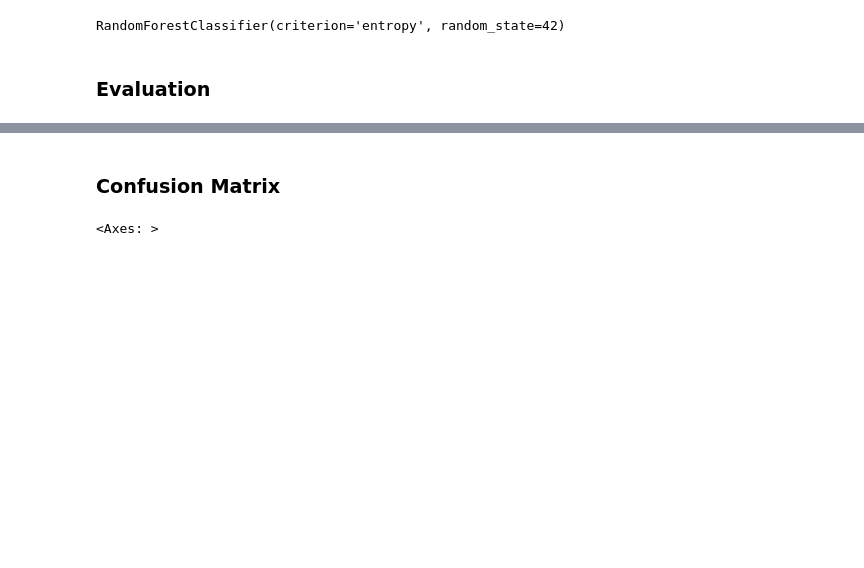
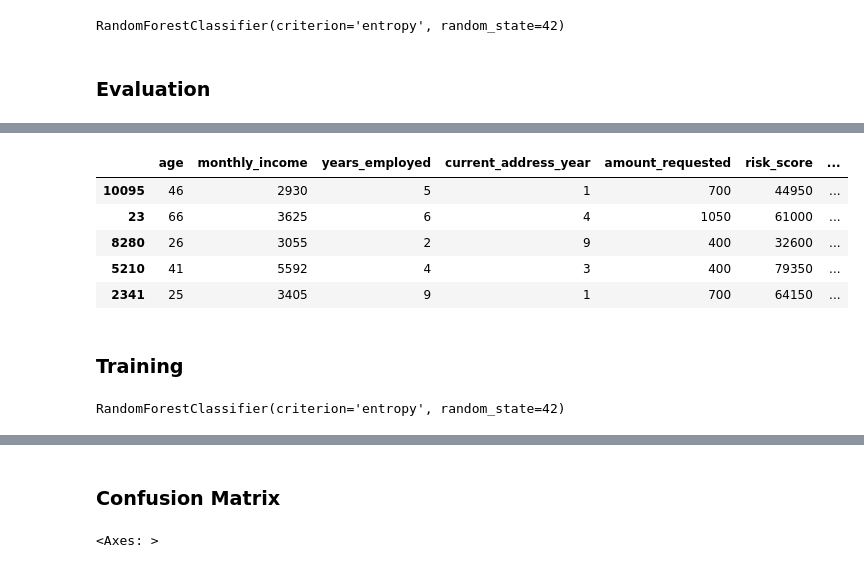
Before and after one commit to c-grigsby/ml-fintech-case-studies, a Jupyter notebook: predicting-loan-signatures/notebooks/predicting-loan-signatures_model.ipynb, the cells around one changed output, grey strips where cells are left out. Drawn from its saved outputs; the diff is of its cells as text; code cells hidden in the pictures; blank space fills up the shorter version.

```diff
--- a/predicting-loan-signatures/notebooks/predicting-loan-signatures_model.ipynb
+++ b/predicting-loan-signatures/notebooks/predicting-loan-signatures_model.ipynb
@@ -250,0 +267,38 @@ df_results
+# %%
+# Index the categorical field 'pay_schedule'
+df_users_financial['pay_schedule_index'] = df_users_financial['pay_schedule'].factorize()[0]
+df_users_financial_idx = df_users_financial.copy().drop(columns="pay_schedule")
+
+# Split the data into an 80/20 train/test ratio
+X_train, X_test, y_train, y_test = train_test_split(df_users_financial_idx, label, test_size = 0.2, random_state = 42)
+
+# Purge user identification, persist to associate the prediction to the user it came from
+user_identification = 'entry_id'
+train_identifier = X_train[user_identification]
+X_train = X_train.drop(columns = [user_identification])
+test_identifier = X_test[user_identification]
+X_test = X_test.drop(columns = [user_identification])
+
+# Split the training set into a 80/20 training/validation set
+X_train, X_validation, y_train, y_validation = train_test_split(X_train, y_train,
+                                                    test_size = 0.2,
+                                                    random_state = 42)
+
+X_train.head()
+# %% [output]
+|  | age | monthly_income | years_employed | current_address_year | amount_requested | risk_score | ... |
+| 10095 | 46 | 2930 | 5 | 1 | 700 | 44950 | ... |
+| 23 | 66 | 3625 | 6 | 4 | 1050 | 61000 | ... |
+| 8280 | 26 | 3055 | 2 | 9 | 400 | 32600 | ... |
+| 5210 | 41 | 5592 | 4 | 3 | 400 | 79350 | ... |
+| 2341 | 25 | 3405 | 9 | 1 | 700 | 64150 | ... |
+# %% [markdown]
+### Training
+# %%
+# 100 trees
+model = RandomForestClassifier(n_estimators = 100, criterion = 'entropy', random_state=42)
+
+# Train model on the training set
+model.fit(X_train, y_train)
+# %% [output]
+RandomForestClassifier(criterion='entropy', random_state=42)
```
Also changed, not shown: parts of 16 cells of this notebook, 3 other files.
